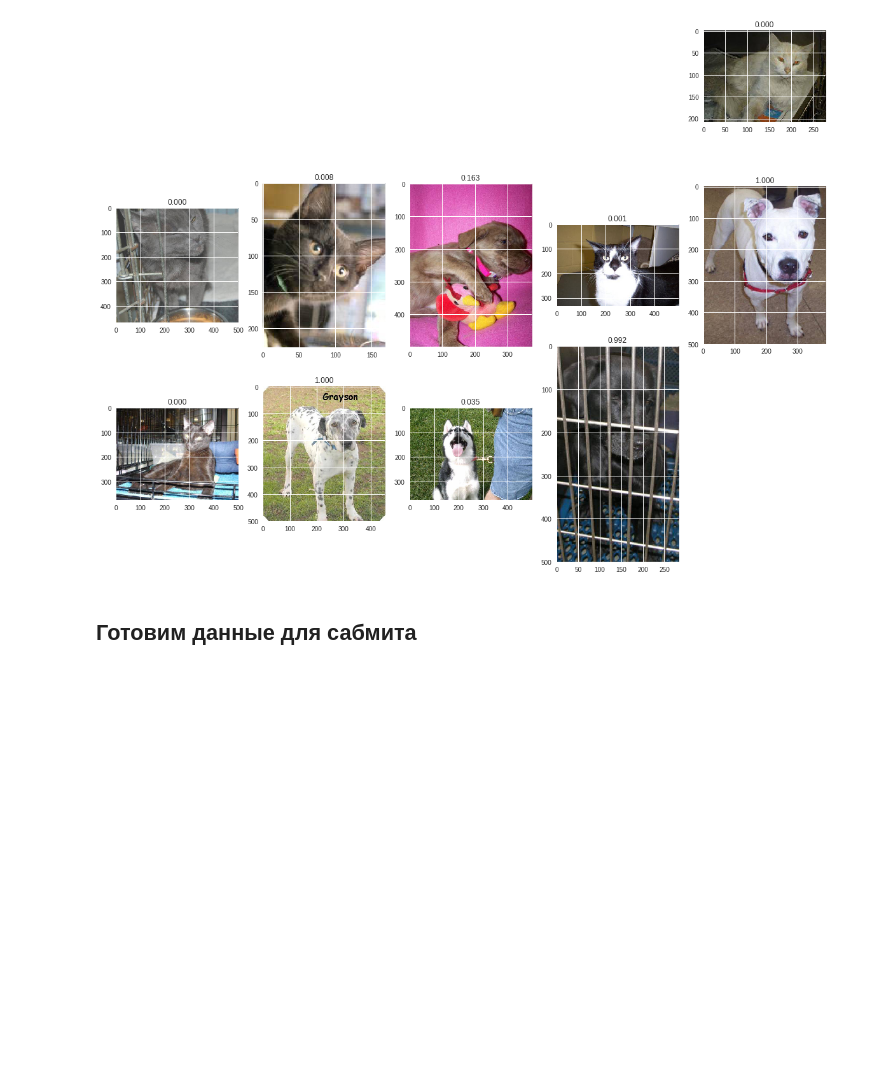
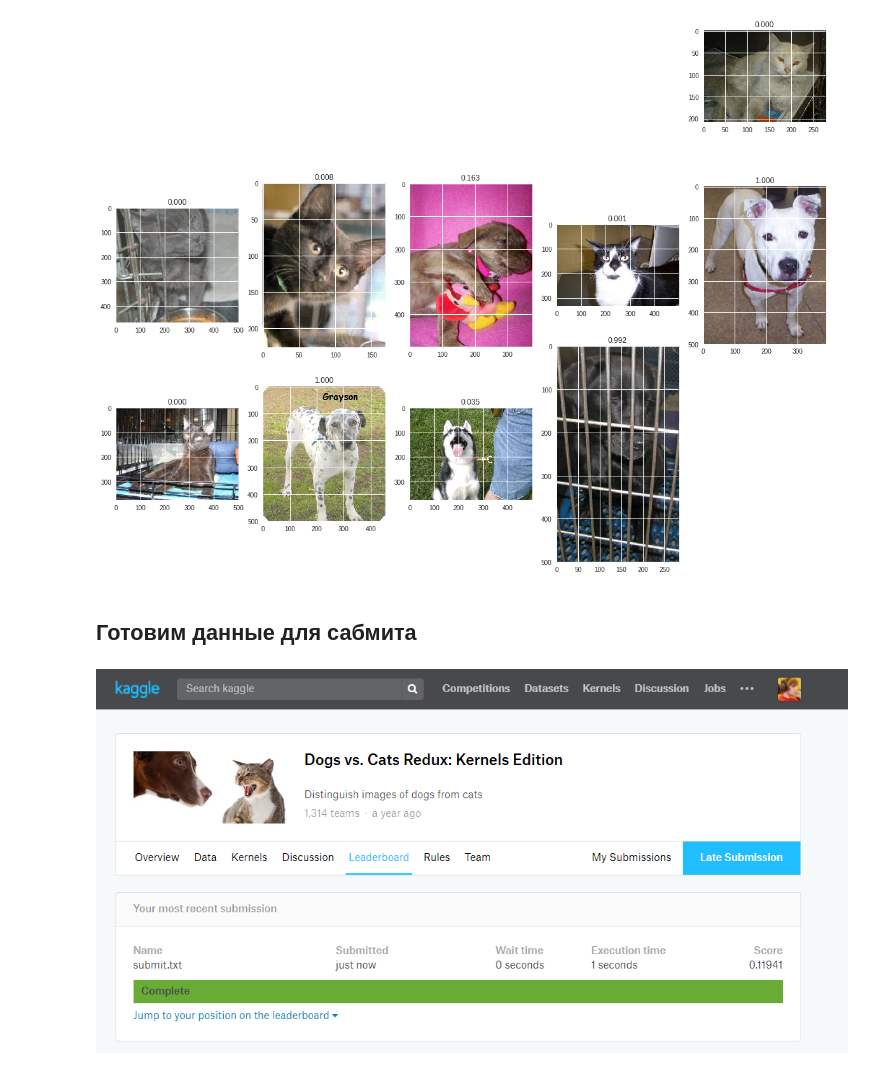
Before and after one commit to Fouer/dz, a Jupyter notebook: 006-dogs-vs-cats.ipynb, the cells around one changed output. Cells and saved outputs as stored; diff of their text form; code cells hidden in the pictures; blank space fills up the shorter version.

```diff
--- a/006-dogs-vs-cats.ipynb
+++ b/006-dogs-vs-cats.ipynb
@@ -303,3 +303,8 @@ with open('submit.txt', 'w') as dst:
 !google-drive-ocamlfuse drive
 # %%
 !cp submit.txt drive/app2/submit.txt
+# %%
+from IPython.display import Image
+Image(filename='kaggle.PNG')
+# %% [output]
+[figure, added]
```
